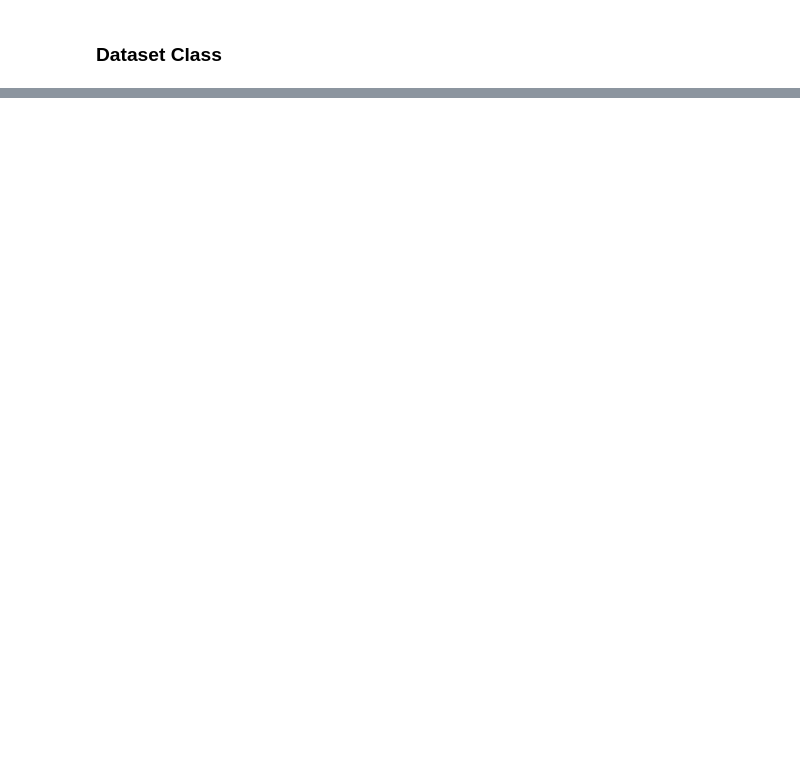
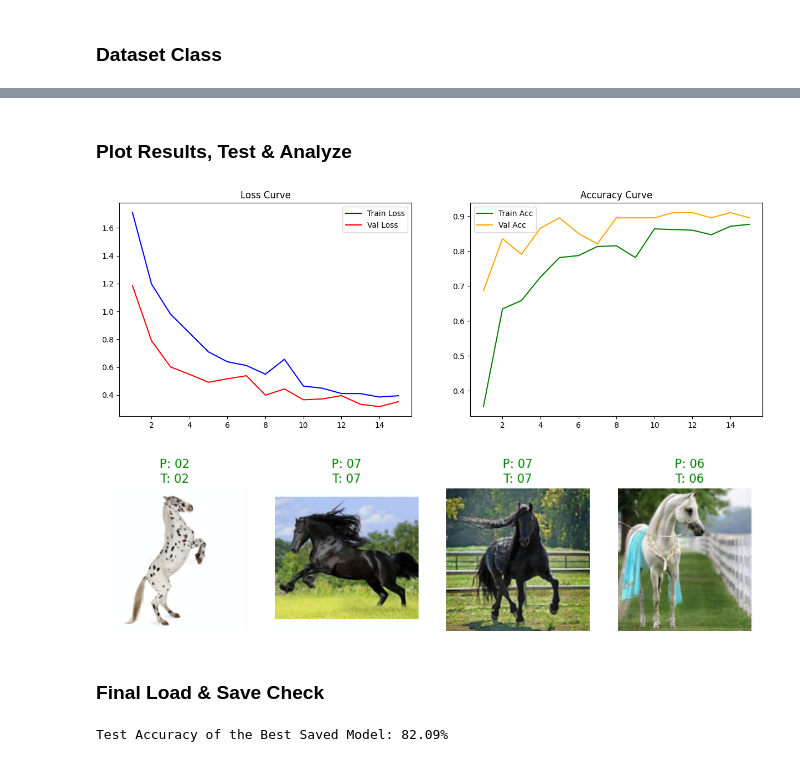
Before and after one commit to ashwaq-nalshahrani/ai-pros-week4, a Jupyter notebook: horse_classification.ipynb, the cells around one changed output, grey strips where cells are left out. Saved outputs shown, nothing was run; the diff lists cells and outputs as text; code cells hidden in the pictures; blank space fills up the shorter version.

```diff
--- a/horse_classification.ipynb
+++ b/horse_classification.ipynb
@@ -259,3 +51,0 @@ class NatureCNN_Horse(nn.Module):
-# %%
-device = torch.device("cuda" if torch.cuda.is_available() else "cpu")
-model = NatureCNN_Horse(num_classes=len(label_to_idx)).to(device)
@@ -435,0 +97,15 @@ Plot the training and validation loss/accuracy curves
+# %%
+def get_model(num_classes):
+    model = models.resnet18(weights=models.ResNet18_Weights.DEFAULT)
+    for param in model.parameters(): param.requires_grad = False # Freeze backbone
+    model.fc = nn.Sequential(
+        nn.Linear(model.fc.in_features, 256),
+        nn.ReLU(),
+        nn.Dropout(0.3),
+        nn.Linear(256, num_classes)
+    )
+    return model
+
+model = get_model(len(label_to_idx)).to(device)
+criterion = nn.CrossEntropyLoss()
+optimizer = optim.Adam(model.fc.parameters(), lr=0.001)
@@ -435,0 +196,55 @@ Plot the training and validation loss/accuracy curves
+# %% [markdown]
+### Plot Results, Test & Analyze
+# %%
+def plot_results(history):
+    epochs = range(1, len(history['train_loss']) + 1)
+    fig, (ax1, ax2) = plt.subplots(1, 2, figsize=(15, 5))
+
+    ax1.plot(epochs, history['train_loss'], 'b', label='Train Loss')
+    ax1.plot(epochs, history['val_loss'], 'r', label='Val Loss')
+    ax1.set_title('Loss Curve'); ax1.legend()
+
+    ax2.plot(epochs, history['train_acc'], 'g', label='Train Acc')
+    ax2.plot(epochs, history['val_acc'], 'orange', label='Val Acc')
+    ax2.set_title('Accuracy Curve'); ax2.legend()
+    plt.show()
+
+def predict_and_plot(model, loader, class_names):
+    model.load_state_dict(torch.load('best_horse_model.pth'))
+    model.eval()
+    images, labels = next(iter(loader))
+    with torch.no_grad():
+        outputs = model(images.to(device))
+        preds = torch.max(outputs, 1)[1]
+
+    plt.figure(figsize=(12, 8))
+    for i in range(min(4, len(images))):
+        plt.subplot(1, 4, i+1)
+        img = images[i].permute(1, 2, 0).numpy() * my_std + my_mean
+        plt.imshow(np.clip(img, 0, 1))
+        color = 'green' if preds[i] == labels[i] else 'red'
+        plt.title(f"P: {class_names[preds[i].item()]}\nT: {class_names[labels[i].item()]}", color=color)
+        plt.axis('off')
+    plt.show()
+
+plot_results(history)
+predict_and_plot(model, test_loader, list(label_to_idx.keys()))
+# %% [output]
+[figure, added]
+[figure, added]
+# %% [markdown]
+### Final Load & Save Check
+# %%
+# Final evaluation on the hidden test set
+model.load_state_dict(torch.load('best_horse_model.pth'))
+model.eval()
+correct, total = 0, 0
+with torch.no_grad():
+    for inputs, labels in test_loader:
+        inputs, labels = inputs.to(device), labels.to(device)
+        outputs = model(inputs)
+        correct += torch.sum(torch.max(outputs, 1)[1] == labels.data)
+        total += labels.size(0)
+print(f'Test Accuracy of the Best Saved Model: {100 * correct / total:.2f}%')
+# %% [output]
+Test Accuracy of the Best Saved Model: 82.09%
```
Also changed, not shown: parts of 45 cells of this notebook.
